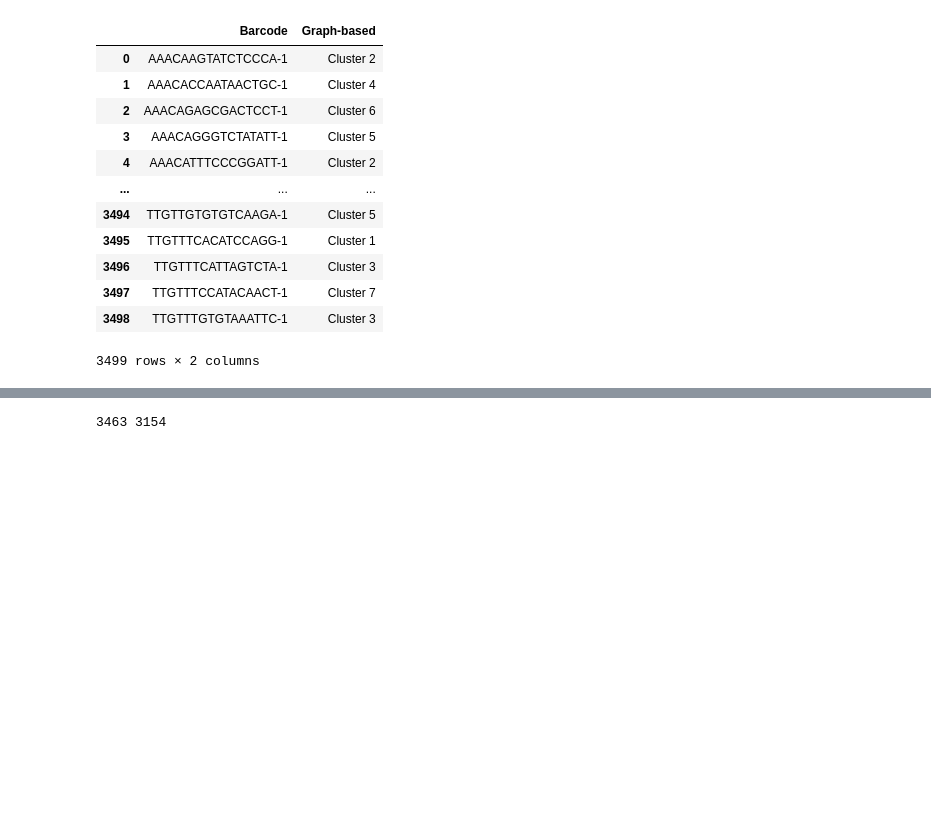
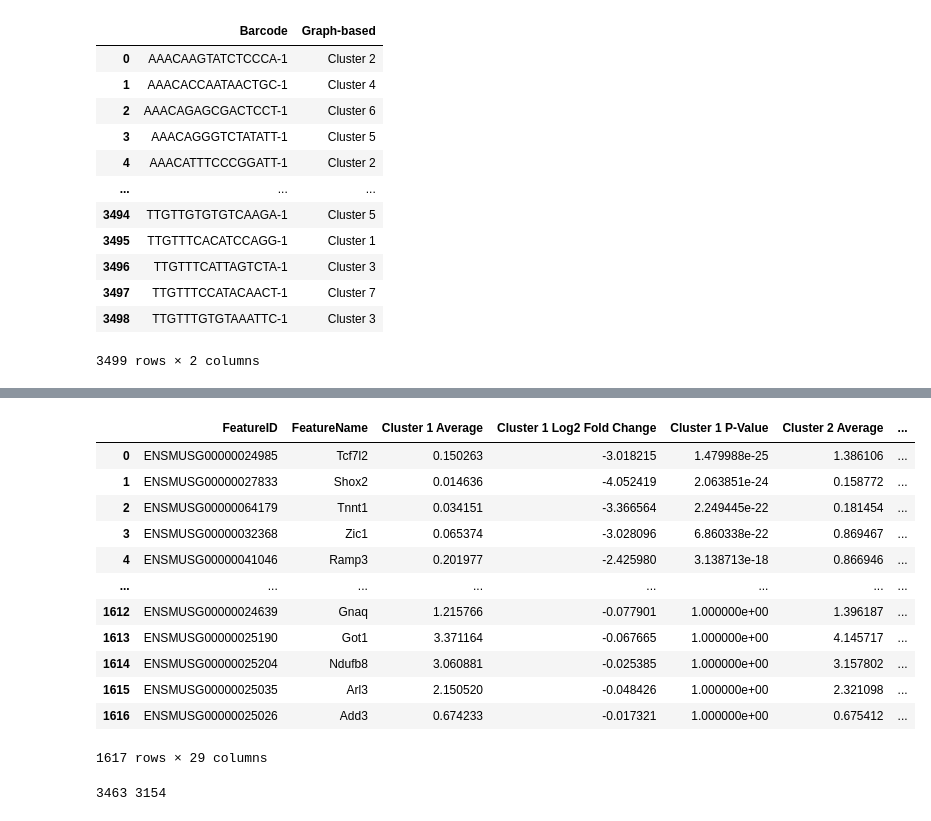
Before and after one commit to ScheWann/A-Part-to-Whole-Circular-Cell-Explorer, a Jupyter notebook: RedesignChallenge/Python/GeneProcess.ipynb, the cells around one changed output, grey strips where cells are left out. Drawn from its saved outputs; the diff is of its cells as text; code cells hidden in the pictures; blank space fills up the shorter version.

```diff
--- a/RedesignChallenge/Python/GeneProcess.ipynb
+++ b/RedesignChallenge/Python/GeneProcess.ipynb
@@ -98,3 +119,19 @@ tSNE_graphed_df
+# %%
+down_regulated_L2FC_genes
+# %% [output]
+|  | FeatureID | FeatureName | Cluster 1 Average | Cluster 1 Log2 Fold Change | Cluster 1 P-Value | Cluster 2 Average | ... |
+| 0 | ENSMUSG00000024985 | Tcf7l2 | 0.150263 | -3.018215 | 1.479988e-25 | 1.386106 | ... |
+| 1 | ENSMUSG00000027833 | Shox2 | 0.014636 | -4.052419 | 2.063851e-24 | 0.158772 | ... |
+| 2 | ENSMUSG00000064179 | Tnnt1 | 0.034151 | -3.366564 | 2.249445e-22 | 0.181454 | ... |
+| 3 | ENSMUSG00000032368 | Zic1 | 0.065374 | -3.028096 | 6.860338e-22 | 0.869467 | ... |
+| 4 | ENSMUSG00000041046 | Ramp3 | 0.201977 | -2.425980 | 3.138713e-18 | 0.866946 | ... |
+| ... | ... | ... | ... | ... | ... | ... | ... |
+| 1612 | ENSMUSG00000024639 | Gnaq | 1.215766 | -0.077901 | 1.000000e+00 | 1.396187 | ... |
+| 1613 | ENSMUSG00000025190 | Got1 | 3.371164 | -0.067665 | 1.000000e+00 | 4.145717 | ... |
+| 1614 | ENSMUSG00000025204 | Ndufb8 | 3.060881 | -0.025385 | 1.000000e+00 | 3.157802 | ... |
+| 1615 | ENSMUSG00000025035 | Arl3 | 2.150520 | -0.048426 | 1.000000e+00 | 2.321098 | ... |
+| 1616 | ENSMUSG00000025026 | Add3 | 0.674233 | -0.017321 | 1.000000e+00 | 0.675412 | ... |
+1617 rows × 29 columns
 # %%
 # TTGGATATCGTCTACG-1 and TGCGCCGTTAATAACG-1 index
 missing_cell_index1 = barcode_positions.index[barcode_positions['barcode'] == 'TTGGATATCGTCTACG-1'].tolist()[0]
```
Also changed, not shown: parts of 8 cells of this notebook, 3 other files.
